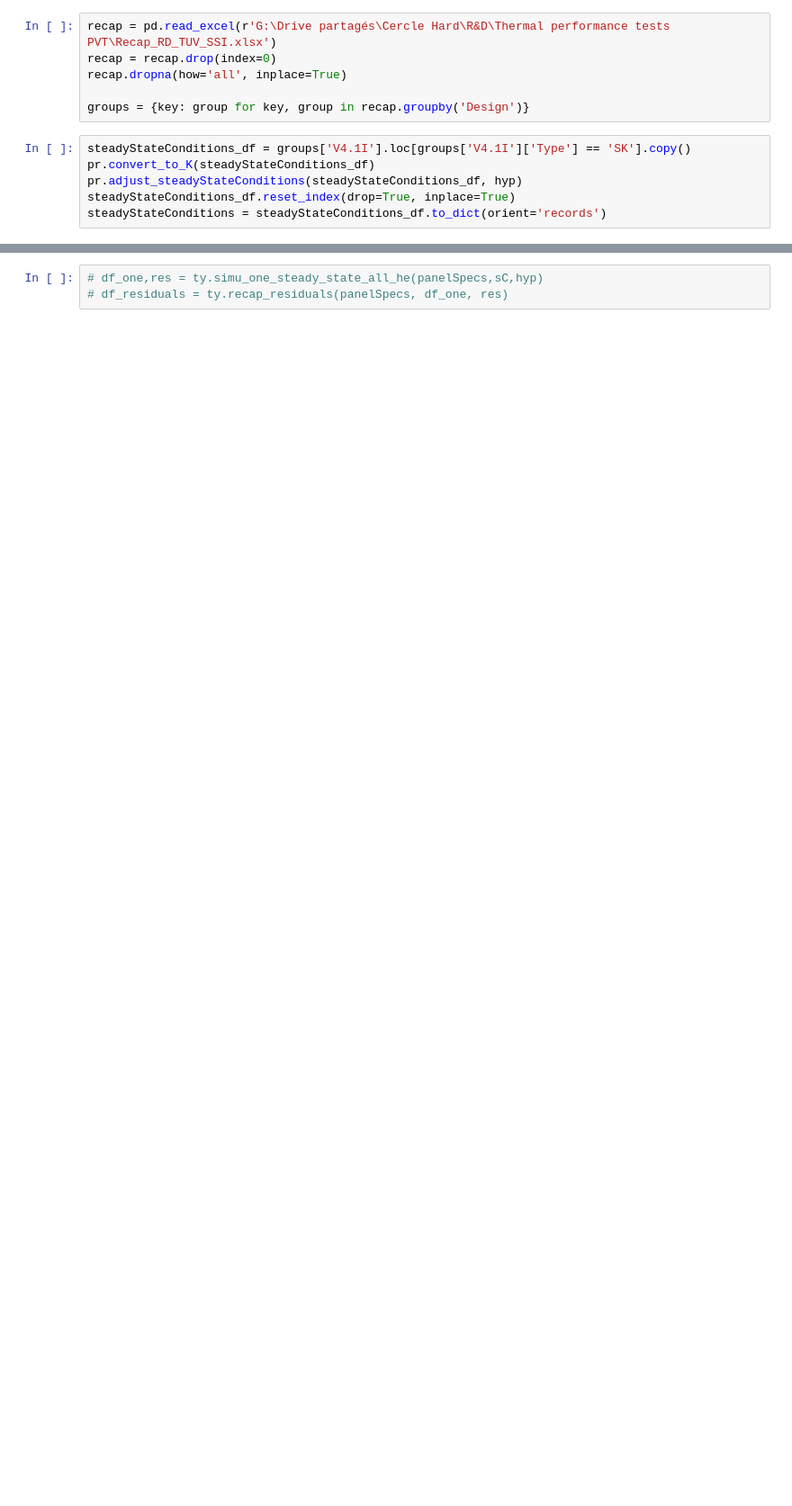
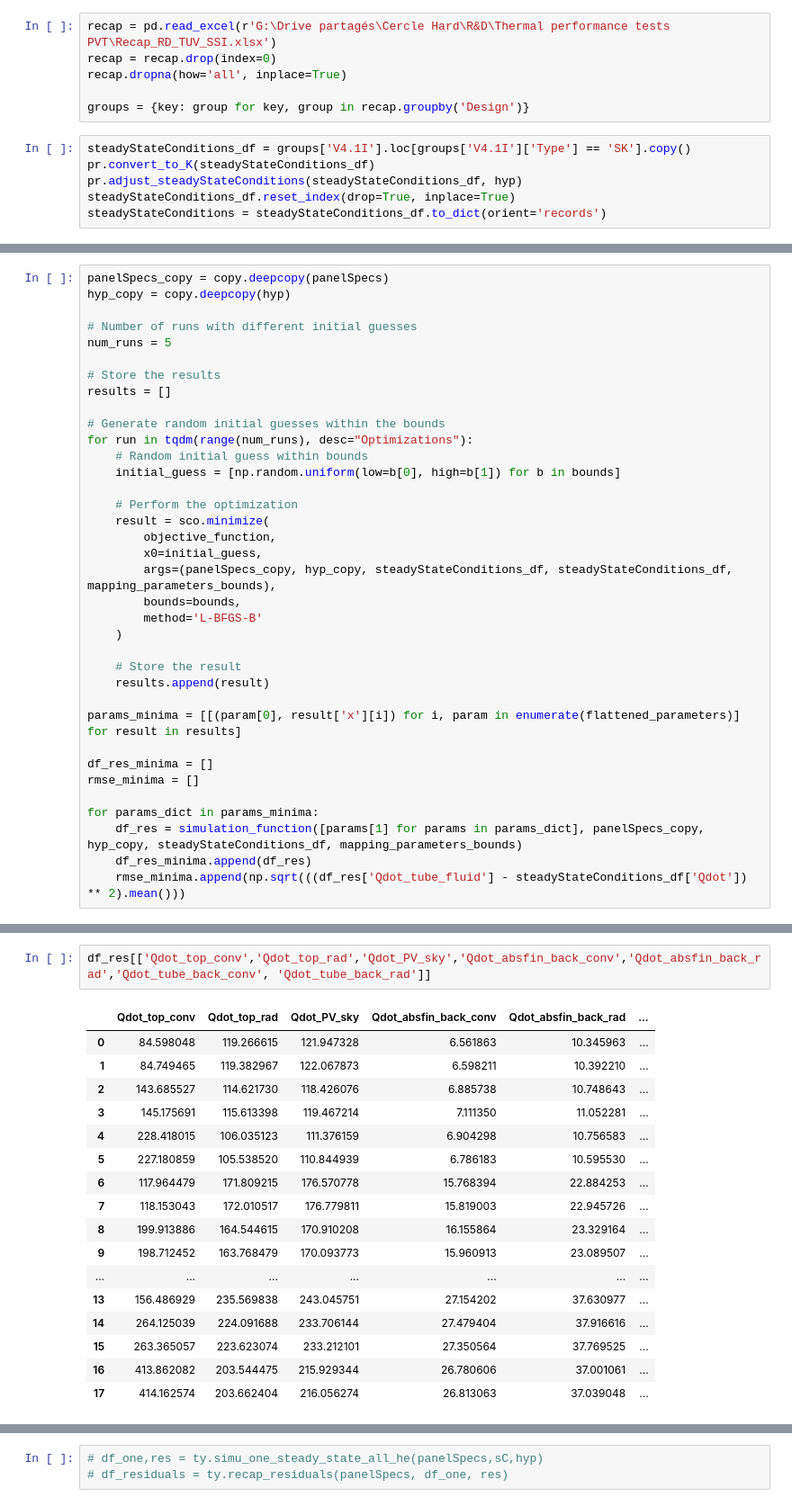
Before and after one commit to valentindelachaux/PVT-thermal-performance-model, a Jupyter notebook: Test-calibrage-modele.ipynb, the cells around one changed output, grey strips where cells are left out. Shown at 90% size. Drawn from its saved outputs; the diff is of its cells as text; blank space fills up the shorter version.

```diff
--- a/Test-calibrage-modele.ipynb
+++ b/Test-calibrage-modele.ipynb
@@ -74,0 +159,36 @@ steadyStateConditions = steadyStateConditions_df.to_dict(orient='records')
+# %%
+panelSpecs_copy = copy.deepcopy(panelSpecs)
+hyp_copy = copy.deepcopy(hyp)
+
+# Number of runs with different initial guesses
+num_runs = 5
+
+# Store the results
+results = []
+
+# Generate random initial guesses within the bounds
+for run in tqdm(range(num_runs), desc="Optimizations"):
+    # Random initial guess within bounds
+    initial_guess = [np.random.uniform(low=b[0], high=b[1]) for b in bounds]
+
+    # Perform the optimization
+    result = sco.minimize(
+        objective_function,
+        x0=initial_guess,
+        args=(panelSpecs_copy, hyp_copy, steadyStateConditions_df, steadyStateConditions_df, mapping_parameters_bounds),
+        bounds=bounds,
+        method='L-BFGS-B'
+    )
+
+    # Store the result
+    results.append(result)
+
+params_minima = [[(param[0], result['x'][i]) for i, param in enumerate(flattened_parameters)] for result in results]
+
+df_res_minima = []
+rmse_minima = []
+
+for params_dict in params_minima:
+    df_res = simulation_function([params[1] for params in params_dict], panelSpecs_copy, hyp_copy, steadyStateConditions_df, mapping_parameters_bounds)
+    df_res_minima.append(df_res)
+    rmse_minima.append(np.sqrt(((df_res['Qdot_tube_fluid'] - steadyStateConditions_df['Qdot']) ** 2).mean()))
@@ -74,0 +215,20 @@ steadyStateConditions = steadyStateConditions_df.to_dict(orient='records')
+# %%
+df_res[['Qdot_top_conv','Qdot_top_rad','Qdot_PV_sky','Qdot_absfin_back_conv','Qdot_absfin_back_rad','Qdot_tube_back_conv', 'Qdot_tube_back_rad']]
+# %% [output]
+|  | Qdot_top_conv | Qdot_top_rad | Qdot_PV_sky | Qdot_absfin_back_conv | Qdot_absfin_back_rad | ... |
+| 0 | 84.598048 | 119.266615 | 121.947328 | 6.561863 | 10.345963 | ... |
+| 1 | 84.749465 | 119.382967 | 122.067873 | 6.598211 | 10.392210 | ... |
+| 2 | 143.685527 | 114.621730 | 118.426076 | 6.885738 | 10.748643 | ... |
+| 3 | 145.175691 | 115.613398 | 119.467214 | 7.111350 | 11.052281 | ... |
+| 4 | 228.418015 | 106.035123 | 111.376159 | 6.904298 | 10.756583 | ... |
+| 5 | 227.180859 | 105.538520 | 110.844939 | 6.786183 | 10.595530 | ... |
+| 6 | 117.964479 | 171.809215 | 176.570778 | 15.768394 | 22.884253 | ... |
+| 7 | 118.153043 | 172.010517 | 176.779811 | 15.819003 | 22.945726 | ... |
+| 8 | 199.913886 | 164.544615 | 170.910208 | 16.155864 | 23.329164 | ... |
+| 9 | 198.712452 | 163.768479 | 170.093773 | 15.960913 | 23.089507 | ... |
+| ... | ... | ... | ... | ... | ... | ... |
+| 13 | 156.486929 | 235.569838 | 243.045751 | 27.154202 | 37.630977 | ... |
+| 14 | 264.125039 | 224.091688 | 233.706144 | 27.479404 | 37.916616 | ... |
+| 15 | 263.365057 | 223.623074 | 233.212101 | 27.350564 | 37.769525 | ... |
+| 16 | 413.862082 | 203.544475 | 215.929344 | 26.780606 | 37.001061 | ... |
+| 17 | 414.162574 | 203.662404 | 216.056274 | 26.813063 | 37.039048 | ... |
```
Also changed, not shown: parts of 55 cells of this notebook, 9 other files.
